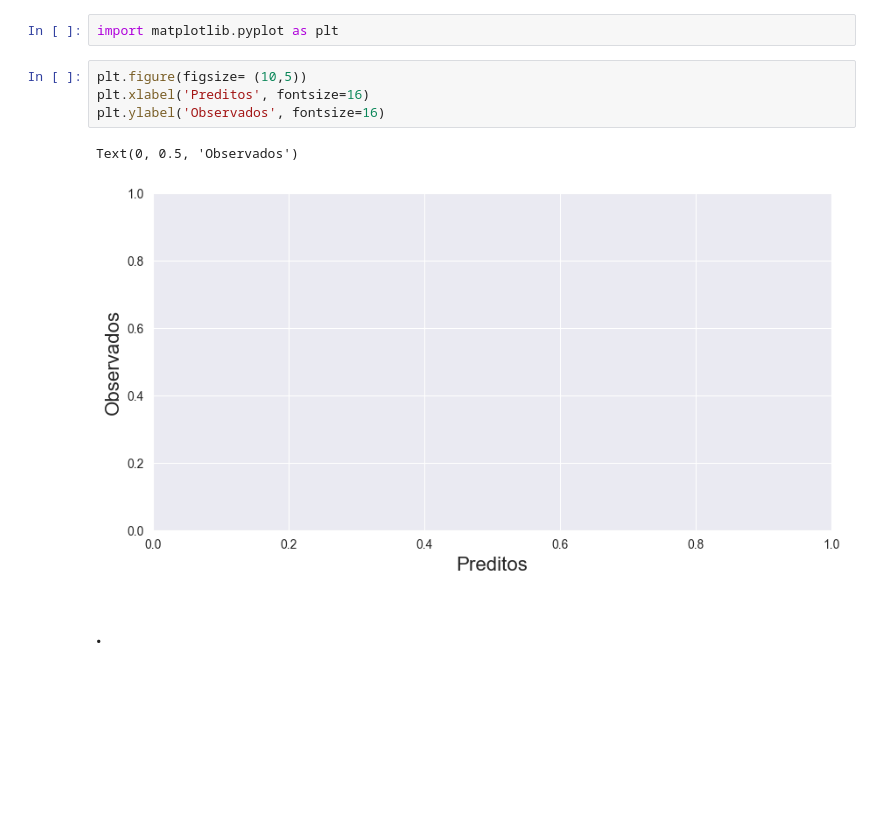
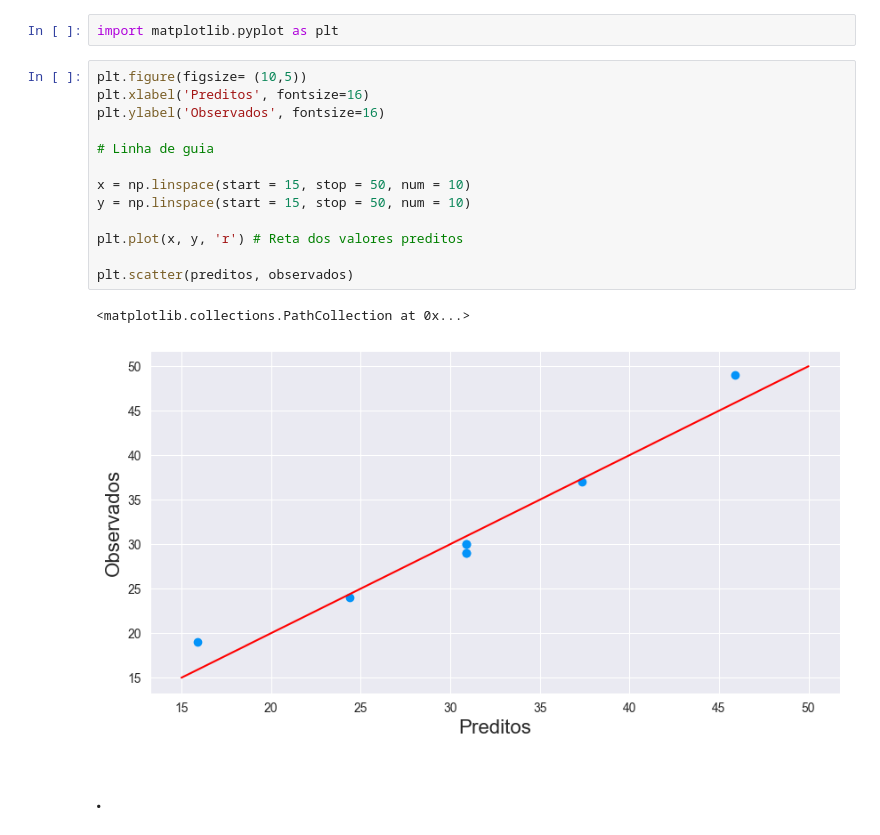
Before and after one commit to fcardosoo/15-Alura-Analise-de-experimentos-testes-mapas-de-cores-e-analises-dos-dados, a Jupyter notebook: Planejamento_experimentos_aula.ipynb, the cells around one changed output. Saved outputs shown, nothing was run; the diff lists cells and outputs as text; blank space fills up the shorter version.

```diff
--- a/Planejamento_experimentos_aula.ipynb
+++ b/Planejamento_experimentos_aula.ipynb
@@ -532,9 +532,18 @@ import matplotlib.pyplot as plt
 # %%
 plt.figure(figsize= (10,5))
 plt.xlabel('Preditos', fontsize=16)
 plt.ylabel('Observados', fontsize=16)
+
+# Linha de guia
+
+x = np.linspace(start = 15, stop = 50, num = 10)
+y = np.linspace(start = 15, stop = 50, num = 10)
+
+plt.plot(x, y, 'r') # Reta dos valores preditos
+
+plt.scatter(preditos, observados)
 # %% [output]
-Text(0, 0.5, 'Observados')
+<matplotlib.collections.PathCollection at 0x...>
-[figure, old version]
+[figure, new version]
 # %% [markdown]
 ### .
```
Also changed, not shown: parts of 1 cell of this notebook.
